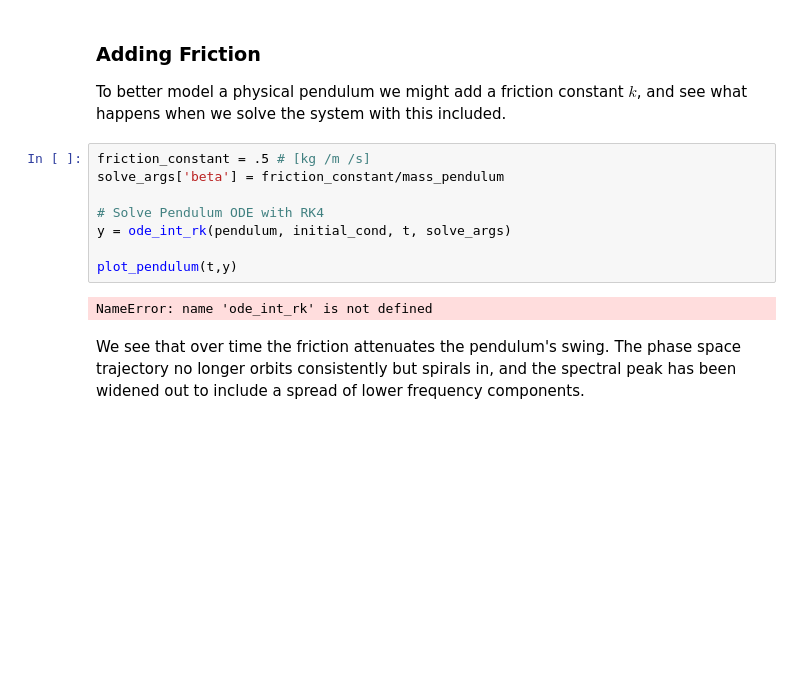
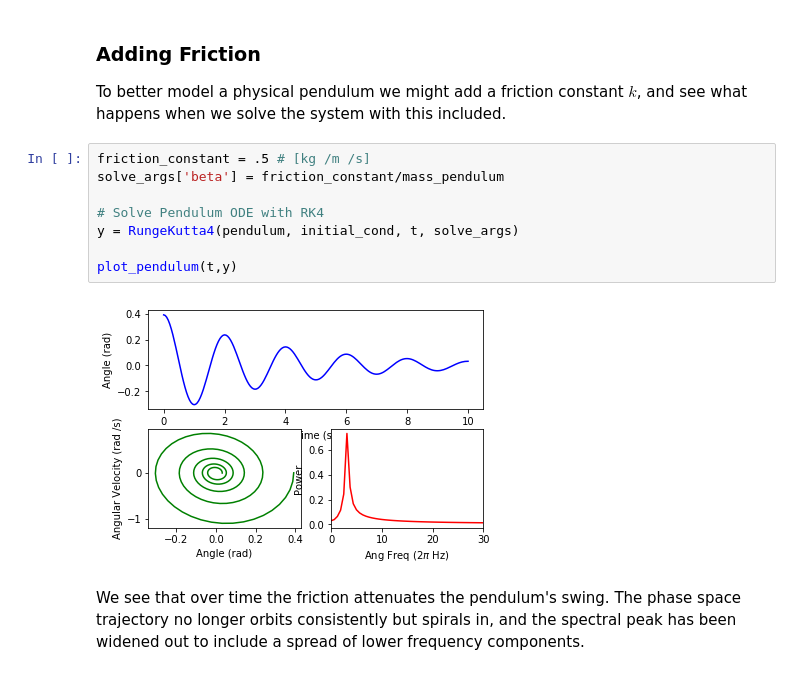
Before and after one commit to UChicagoPhysics/PHYS250, a Jupyter notebook: Examples/The-Runge-Kutta-Method-Higher-Order-ODEs-and-Multistep-Methods.ipynb, the cells around one changed output. Saved outputs shown, nothing was run; the diff lists cells and outputs as text; blank space fills up the shorter version.

```diff
--- a/Examples/The-Runge-Kutta-Method-Higher-Order-ODEs-and-Multistep-Methods.ipynb
+++ b/Examples/The-Runge-Kutta-Method-Higher-Order-ODEs-and-Multistep-Methods.ipynb
@@ -466,13 +466,13 @@ To better model a physical pendulum we might add a friction constant $k$, and se
 # %%
 friction_constant = .5 # [kg /m /s]
 solve_args['beta'] = friction_constant/mass_pendulum
 
 # Solve Pendulum ODE with RK4
-y = ode_int_rk(pendulum, initial_cond, t, solve_args)
+y = RungeKutta4(pendulum, initial_cond, t, solve_args)
 
 plot_pendulum(t,y)
 # %% [output]
-NameError: name 'ode_int_rk' is not defined
+[figure, added]
 # %% [markdown]
 We see that over time the friction attenuates the pendulum's swing. The phase space trajectory no longer orbits consistently but spirals in, and the spectral peak has been widened out to include a spread of lower frequency components.
 # %% [markdown]
```
Also changed, not shown: parts of 1 cell of this notebook, 5 other files.
